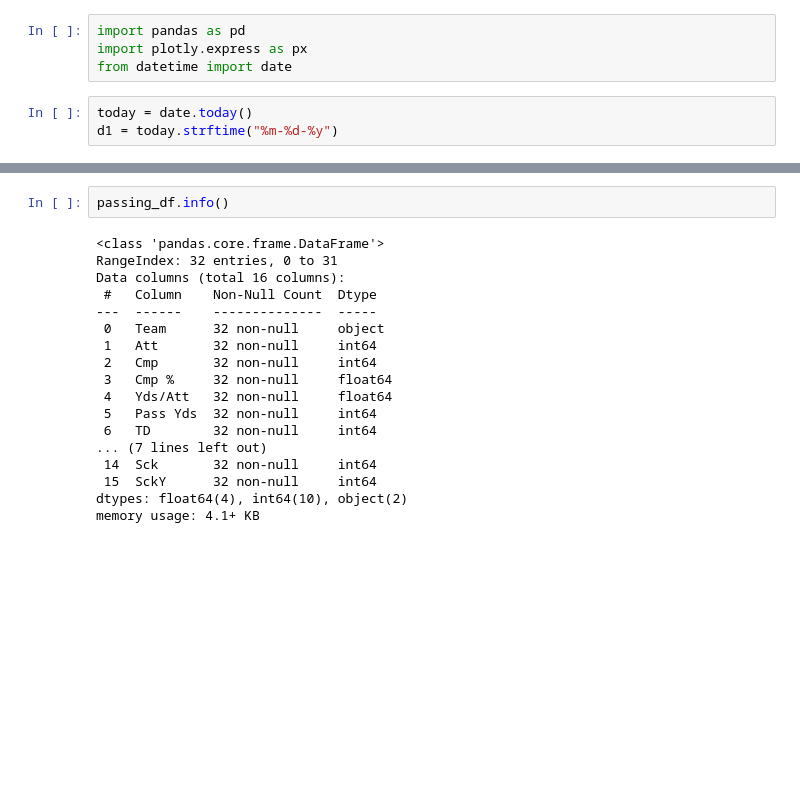
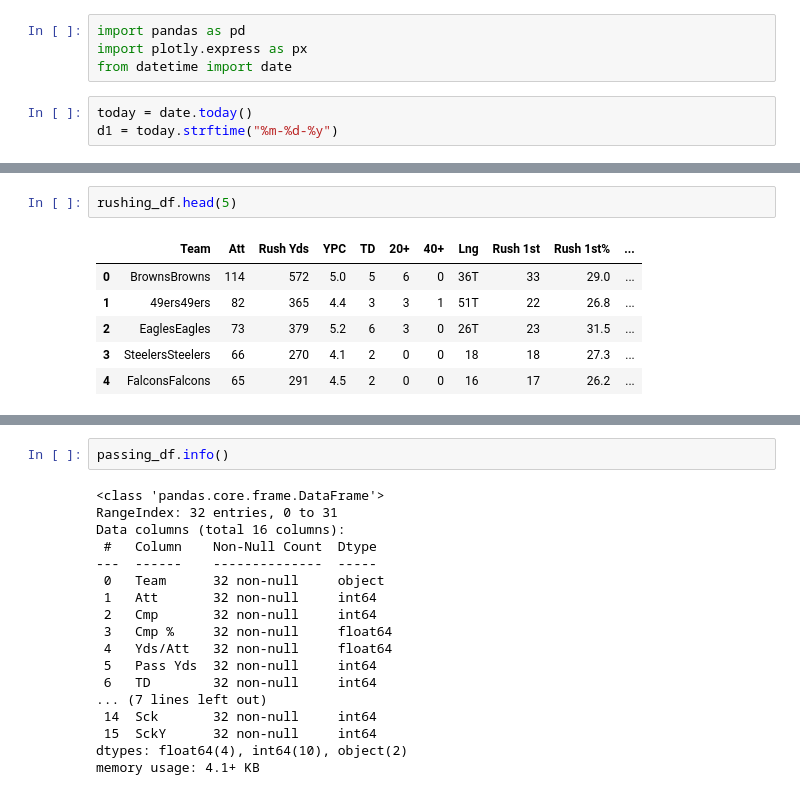
Before and after one commit to afitzer/NFL, a Jupyter notebook: Analysis.ipynb, the cells around one changed output, grey strips where cells are left out. Cells and saved outputs as stored; diff of their text form; blank space fills up the shorter version.

```diff
--- a/Analysis.ipynb
+++ b/Analysis.ipynb
@@ -18,0 +31,9 @@ passing_df.head(5)
+# %%
+rushing_df.head(5)
+# %% [output]
+|  | Team | Att | Rush Yds | YPC | TD | 20+ | 40+ | Lng | Rush 1st | Rush 1st% | ... |
+| 0 | BrownsBrowns | 114 | 572 | 5.0 | 5 | 6 | 0 | 36T | 33 | 29.0 | ... |
+| 1 | 49ers49ers | 82 | 365 | 4.4 | 3 | 3 | 1 | 51T | 22 | 26.8 | ... |
+| 2 | EaglesEagles | 73 | 379 | 5.2 | 6 | 3 | 0 | 26T | 23 | 31.5 | ... |
+| 3 | SteelersSteelers | 66 | 270 | 4.1 | 2 | 0 | 0 | 18 | 18 | 27.3 | ... |
+| 4 | FalconsFalcons | 65 | 291 | 4.5 | 2 | 0 | 0 | 16 | 17 | 26.2 | ... |
```
Also changed, not shown: parts of 11 cells of this notebook.
